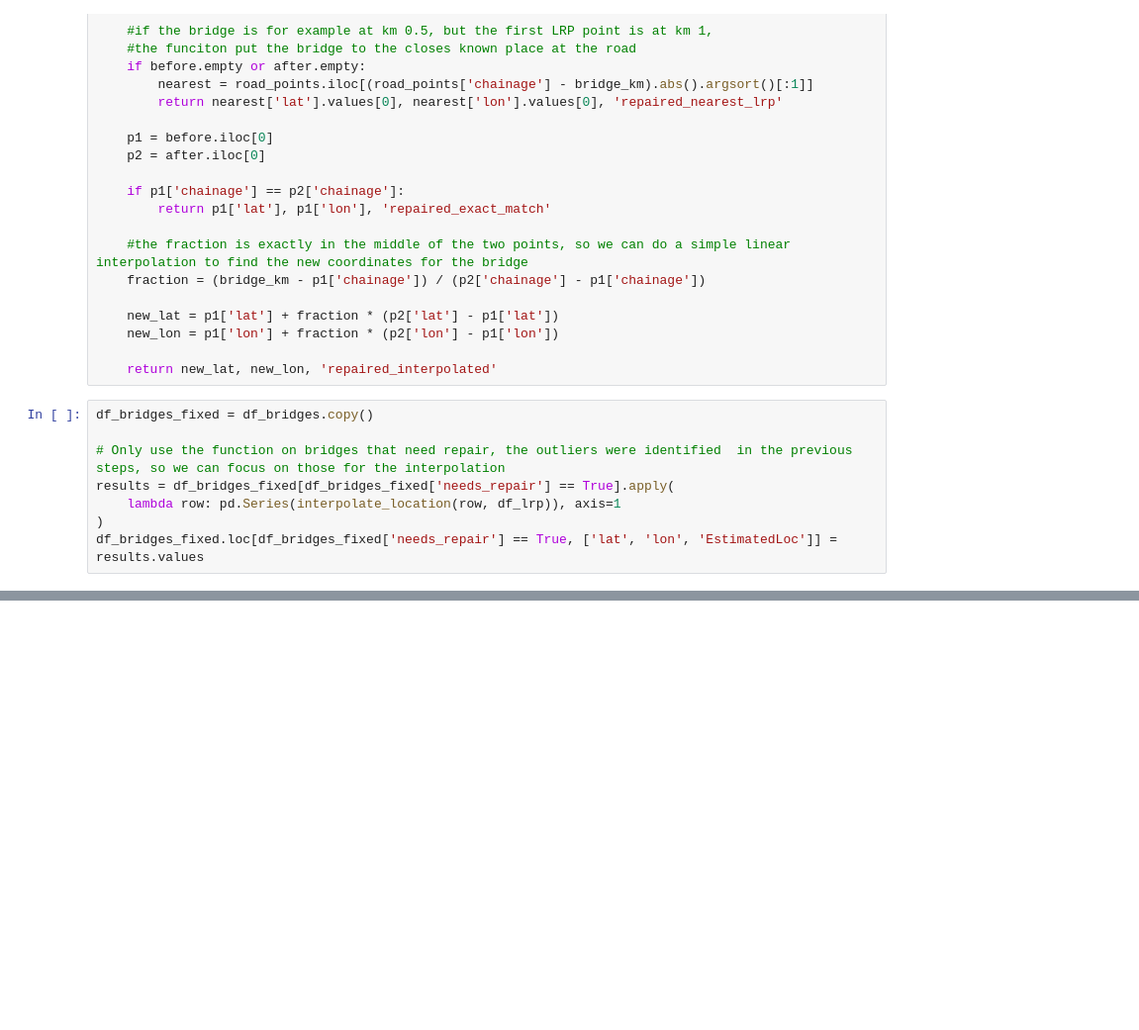
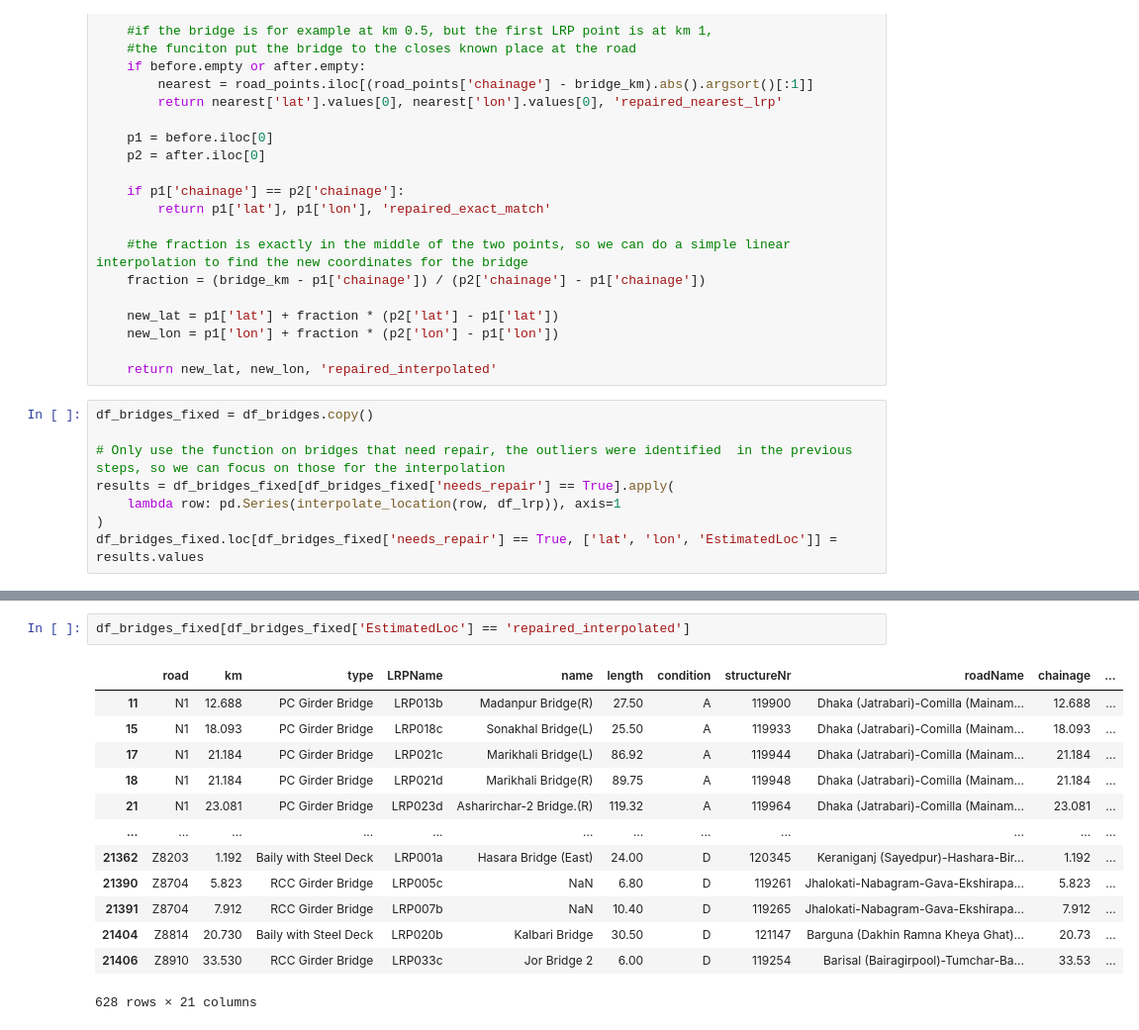
Before and after one commit to nielsvdd42/EPA133A-Advanced-Simulation-Group-1, a Jupyter notebook: Assignment 1/EPA133a-G01-A1/notebook/bridges_test.ipynb, the cells around one changed output, grey strips where cells are left out. Shown at 99% size. Drawn from its saved outputs; the diff is of its cells as text; blank space fills up the shorter version.

```diff
--- a/Assignment 1/EPA133a-G01-A1/notebook/bridges_test.ipynb
+++ b/Assignment 1/EPA133a-G01-A1/notebook/bridges_test.ipynb
@@ -110,0 +471,16 @@ df_bridges[df_bridges['needs_repair'] == True]['type'].value_counts()
+# %%
+df_bridges_fixed[df_bridges_fixed['EstimatedLoc'] == 'repaired_interpolated']
+# %% [output]
+|  | road | km | type | LRPName | name | length | condition | structureNr | roadName | chainage | ... |
+| 11 | N1 | 12.688 | PC Girder Bridge | LRP013b | Madanpur Bridge(R) | 27.50 | A | 119900 | Dhaka (Jatrabari)-Comilla (Mainam... | 12.688 | ... |
+| 15 | N1 | 18.093 | PC Girder Bridge | LRP018c | Sonakhal Bridge(L) | 25.50 | A | 119933 | Dhaka (Jatrabari)-Comilla (Mainam... | 18.093 | ... |
+| 17 | N1 | 21.184 | PC Girder Bridge | LRP021c | Marikhali Bridge(L) | 86.92 | A | 119944 | Dhaka (Jatrabari)-Comilla (Mainam... | 21.184 | ... |
+| 18 | N1 | 21.184 | PC Girder Bridge | LRP021d | Marikhali Bridge(R) | 89.75 | A | 119948 | Dhaka (Jatrabari)-Comilla (Mainam... | 21.184 | ... |
+| 21 | N1 | 23.081 | PC Girder Bridge | LRP023d | Asharirchar-2 Bridge.(R) | 119.32 | A | 119964 | Dhaka (Jatrabari)-Comilla (Mainam... | 23.081 | ... |
+| ... | ... | ... | ... | ... | ... | ... | ... | ... | ... | ... | ... |
+| 21362 | Z8203 | 1.192 | Baily with Steel Deck | LRP001a | Hasara Bridge (East) | 24.00 | D | 120345 | Keraniganj (Sayedpur)-Hashara-Bir... | 1.192 | ... |
+| 21390 | Z8704 | 5.823 | RCC Girder Bridge | LRP005c | NaN | 6.80 | D | 119261 | Jhalokati-Nabagram-Gava-Ekshirapa... | 5.823 | ... |
+| 21391 | Z8704 | 7.912 | RCC Girder Bridge | LRP007b | NaN | 10.40 | D | 119265 | Jhalokati-Nabagram-Gava-Ekshirapa... | 7.912 | ... |
+| 21404 | Z8814 | 20.730 | Baily with Steel Deck | LRP020b | Kalbari Bridge | 30.50 | D | 121147 | Barguna (Dakhin Ramna Kheya Ghat)... | 20.73 | ... |
+| 21406 | Z8910 | 33.530 | RCC Girder Bridge | LRP033c | Jor Bridge 2 | 6.00 | D | 119254 | Barisal (Bairagirpool)-Tumchar-Ba... | 33.53 | ... |
+628 rows × 21 columns
```
Also changed, not shown: parts of 32 cells of this notebook, 1 other file.
